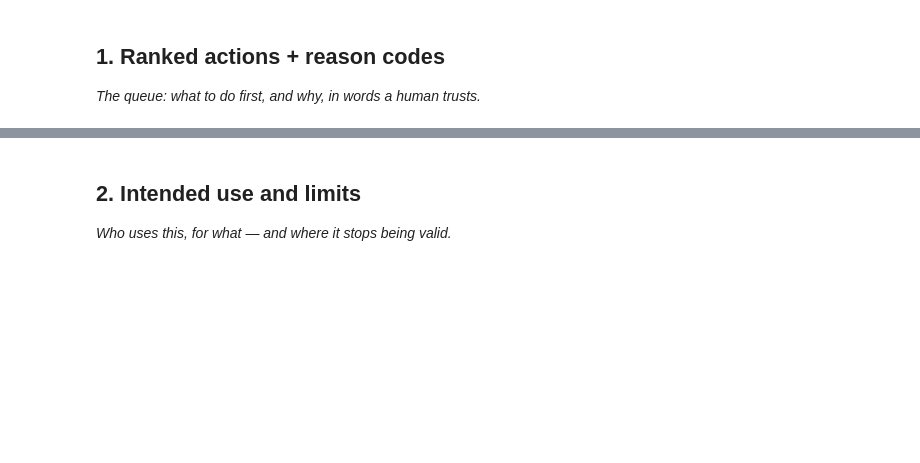
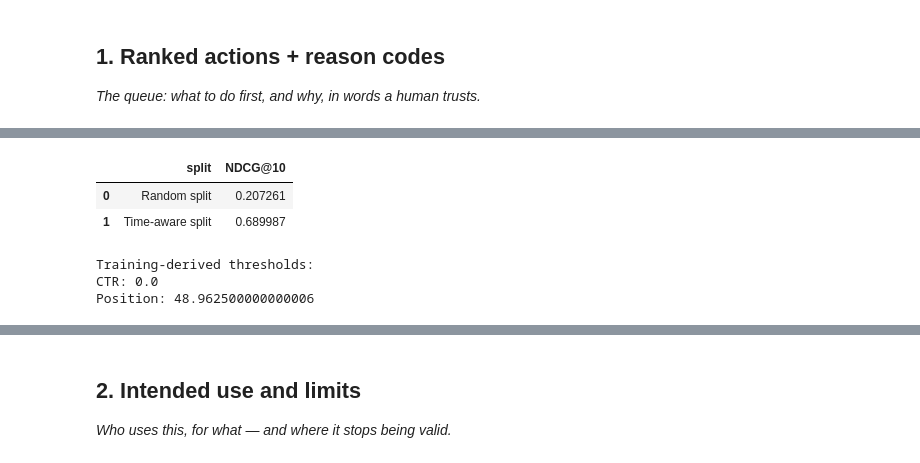
Before and after one commit to Shrishagk/My_flyrank, a Jupyter notebook: work/notebooks/w07_action_playbook.ipynb, the cells around one changed output, grey strips where cells are left out. Drawn from its saved outputs; the diff is of its cells as text; code cells hidden in the pictures; blank space fills up the shorter version.

```diff
--- a/work/notebooks/w07_action_playbook.ipynb
+++ b/work/notebooks/w07_action_playbook.ipynb
@@ -15,0 +358,48 @@ This skeleton is yours to fill. Work the sections **in order** — each one has
+# %%
+validation_comparison = pd.DataFrame({
+    "split": [
+        "Random split",
+        "Time-aware split"
+    ],
+    "NDCG@10": [
+        random_ndcg,
+        time_ndcg
+    ]
+})
+
+display(validation_comparison)
+# %% [output]
+|  | split | NDCG@10 |
+| 0 | Random split | 0.207261 |
+| 1 | Time-aware split | 0.689987 |
+# %%
+train_data = model_data.loc[
+    time_train_mask
+].copy()
+
+eval_data = model_data.loc[
+    time_test_mask
+].copy()
+
+ctr_threshold = train_data[
+    "ctr"
+].quantile(0.25)
+
+position_threshold = train_data[
+    "gsc_avg_position"
+].quantile(0.75)
+
+print("Training-derived thresholds:")
+print(
+    "CTR:",
+    ctr_threshold
+)
+
+print(
+    "Position:",
+    position_threshold
+)
+# %% [output]
+Training-derived thresholds:
+CTR: 0.0
+Position: 48.962500000000006
```
Also changed, not shown: parts of 30 cells of this notebook.
